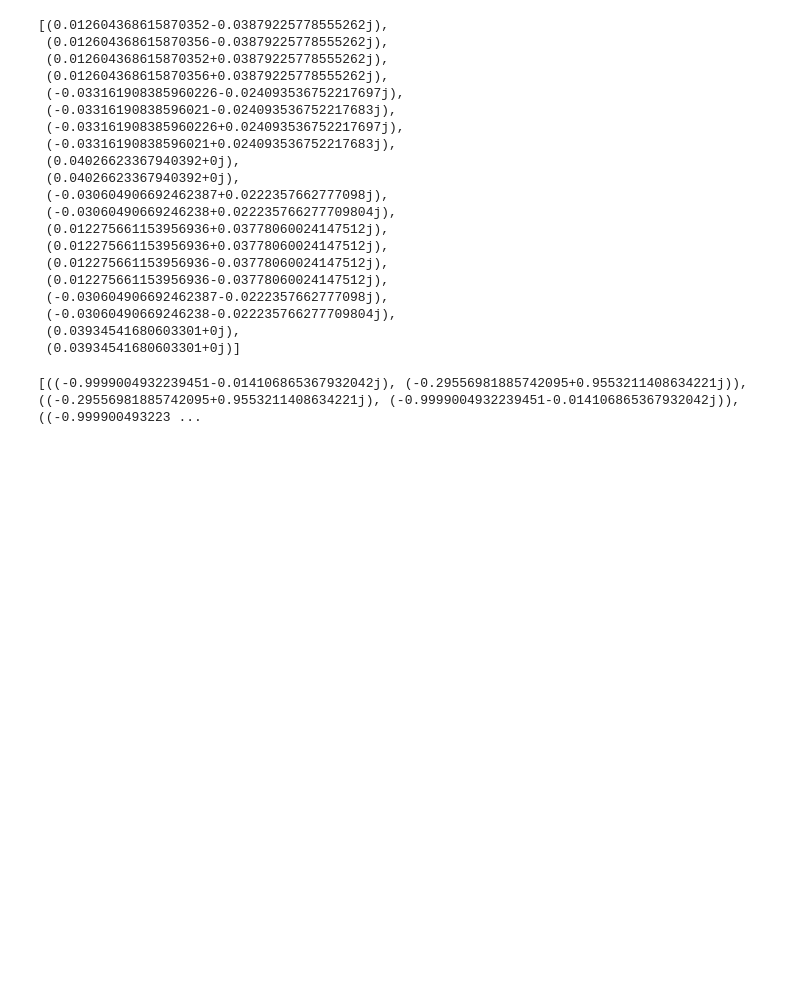
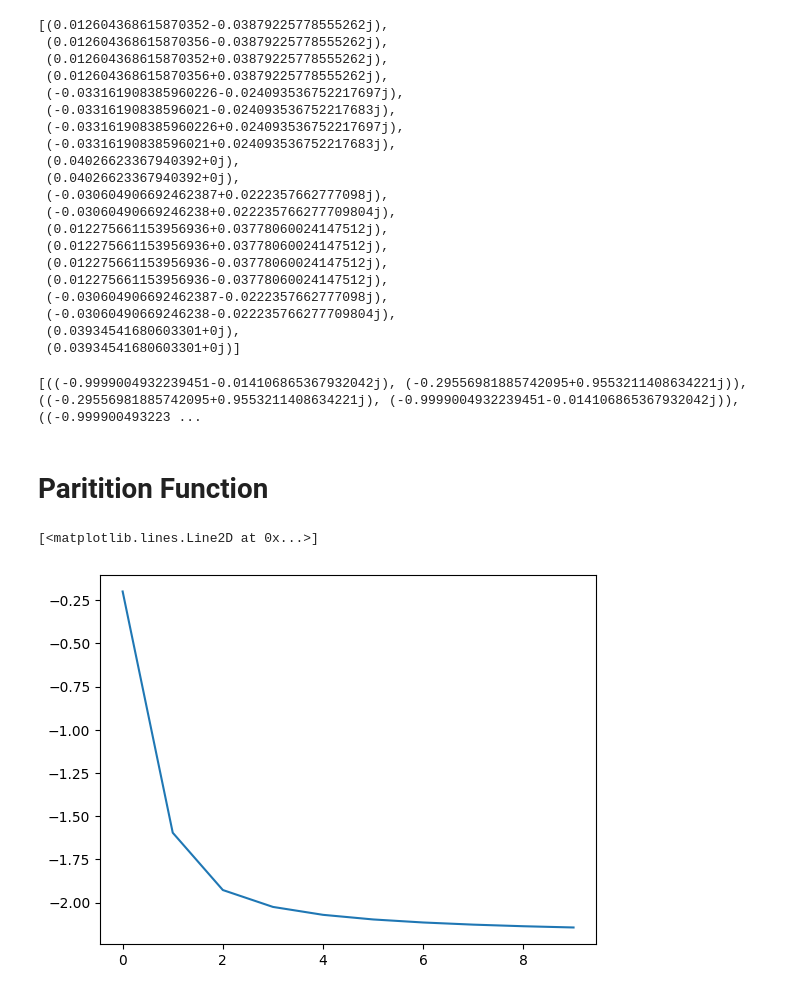
Before and after one commit to asaenz16/URSA23, a Jupyter notebook: DetFormula.ipynb, the cells around one changed output. Saved outputs shown, nothing was run; the diff lists cells and outputs as text; code cells hidden in the pictures; blank space fills up the shorter version.

Commit message:
expected energy
Added plots for expected energy

```diff
--- a/DetFormula.ipynb
+++ b/DetFormula.ipynb
@@ -289,3 +289,26 @@ for z in ord_sol:
 print(all_sol)
 # %% [output]
 [((-0.9999004932239451-0.014106865367932042j), (-0.29556981885742095+0.9553211408634221j)), ((-0.29556981885742095+0.9553211408634221j), (-0.9999004932239451-0.014106865367932042j)), ((-0.999900493223 ...
+# %% [markdown]
+# Paritition Function
+# %%
+def energy(z,d):
+    return sum([i +1/i - 2*d for i in z])
+# %%
+def partition(sol,d,b):
+    return sum([np.exp(-b*energy(z,d)) for z in sol])
+# %%
+def sum_energy(sol, d, b):
+    return sum([ energy(z,d)*np.exp(-b*energy(z,d))for z in sol] )
+# %%
+N=1
+L=51
+d=0.1
+ord_sol = BE_all_sol(N,L, d, 10)
+all_config = tuple_combinations(N,L)
+part = [ partition(ord_sol, d, b) for b in range(10)]
+avg_ene = [sum_energy(ord_sol, d, b)/(partition(ord_sol, d, b)) for b in range(10) ]
+plt.plot(range(10), avg_ene)
+# %% [output]
+[<matplotlib.lines.Line2D at 0x...>]
+[figure, added]
```
Also changed, not shown: parts of 6 cells of this notebook.
